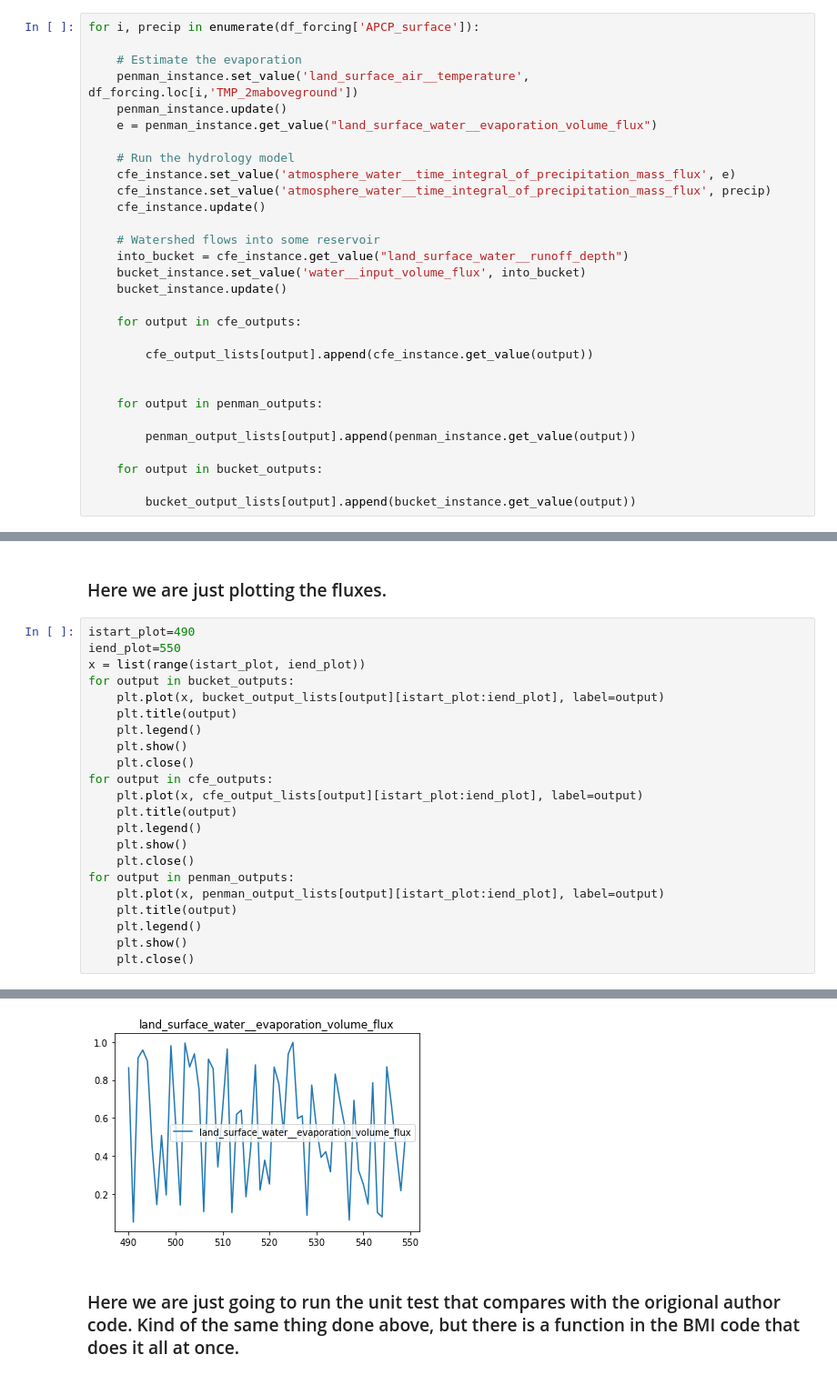
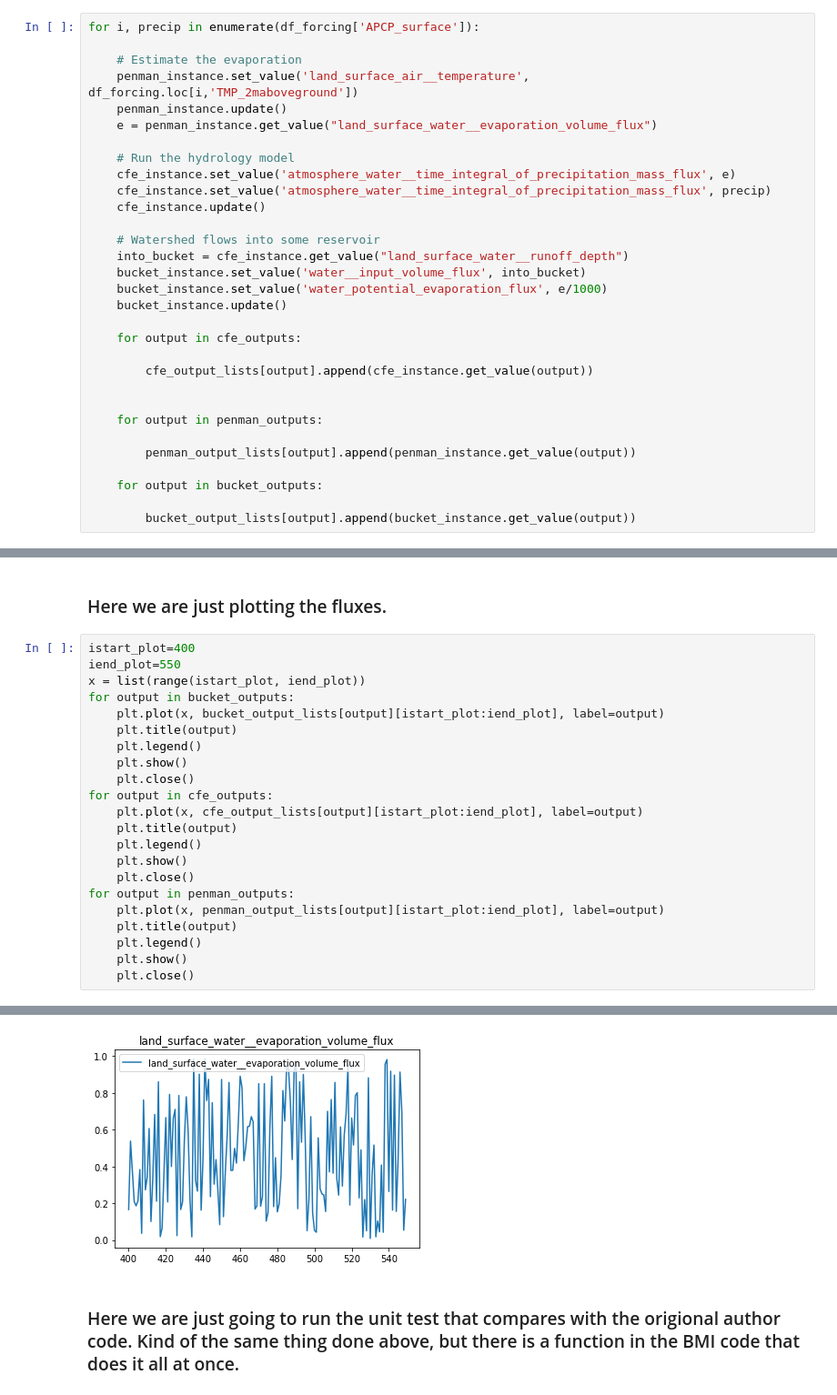
Before and after one commit to jmframe/si_2022_train, a Jupyter notebook: run_multiple_bmi_modules.ipynb, the cells around one changed output, grey strips where cells are left out. Shown: that part at 91% size. Drawn from its saved outputs; the diff is of its cells as text.

```diff
--- a/run_multiple_bmi_modules.ipynb
+++ b/run_multiple_bmi_modules.ipynb
@@ -66,6 +66,7 @@ for i, precip in enumerate(df_forcing['APCP_surface']):
     # Watershed flows into some reservoir
     into_bucket = cfe_instance.get_value("land_surface_water__runoff_depth")
     bucket_instance.set_value('water__input_volume_flux', into_bucket)
+    bucket_instance.set_value('water_potential_evaporation_flux', e/1000)
     bucket_instance.update()
 
     for output in cfe_outputs:
@@ -107,7 +108,7 @@ schaake residual: 3.0087e-14
 # %% [markdown]
 ### Here we are just plotting the fluxes.
 # %%
-istart_plot=490
+istart_plot=400
 iend_plot=550
 x = list(range(istart_plot, iend_plot))
 for output in bucket_outputs:
@@ -141,3 +142,3 @@ for output in penman_outputs:
-[figure, old version]
+[figure, new version]
 # %% [markdown]
 ### Here we are just going to run the unit test that compares with the origional author code. Kind of the same thing done above, but there is a function in the BMI code that does it all at once.
```
Also changed, not shown: parts of 2 cells of this notebook.
